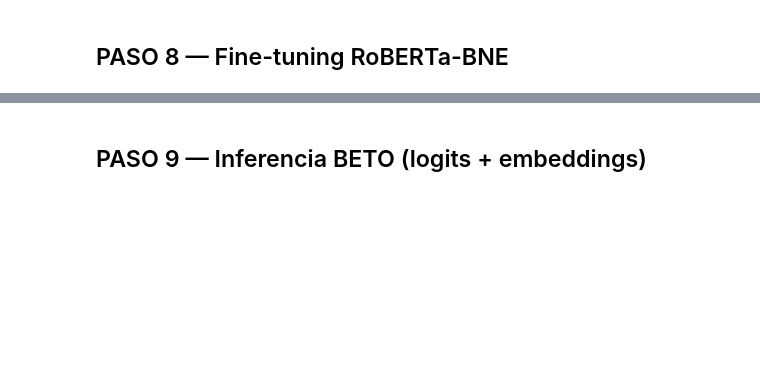
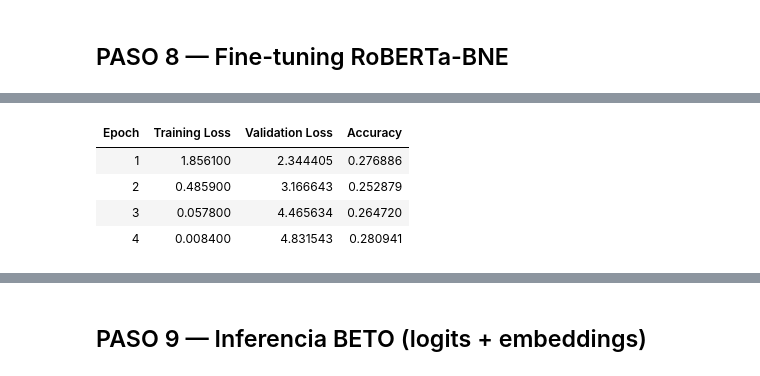
Before and after one commit to jdgutierrezr/ISIS2611-Competencia, a Jupyter notebook: notebooks/p3-v81-finetune-ensemble.ipynb, the cells around one changed output, grey strips where cells are left out. Drawn from its saved outputs; the diff is of its cells as text; code cells hidden in the pictures; blank space fills up the shorter version.

```diff
--- a/notebooks/p3-v81-finetune-ensemble.ipynb
+++ b/notebooks/p3-v81-finetune-ensemble.ipynb
@@ -73,7 +73,7 @@ BETO_FT_EPOCHS = 4
 BETO_FT_CKPT = str(ROOT / "ckpt-beto-best")
 
 # RoBERTa-BNE
-ROBERTA_BNE_NAME = "PlanTL-GOB-ES/roberta-base-bne"
+ROBERTA_BNE_NAME = "illuin/roberta-large-bne"
 ROBERTA_MAX_LENGTH = 512
 ROBERTA_EVAL_STRIDE = 128
 ROBERTA_BATCH_SIZE = 16
@@ -819,14 +792,29 @@ Checkpoint guardado: C:\Users\jd.gutierrezr123\Downloads\ISIS2611-Competencia\no
 # %% [markdown]
 ## PASO 8 — Fine-tuning RoBERTa-BNE
 # %%
+# === PASO 8 — Fine-tuning RoBERTa-BNE ===
+print(ROBERTA_BNE_NAME)
 
-# === PASO 8 — Fine-tuning RoBERTa-BNE ===
+from transformers import (
+    RobertaTokenizerFast,
+    AutoModelForSequenceClassification,
+    TrainingArguments,
+    Trainer,
+    DataCollatorWithPadding,
+)
 
 if Path(ROBERTA_BNE_CKPT).exists():
     print(f"Checkpoint ya existe: {ROBERTA_BNE_CKPT}. Saltando fine-tuning.")
+
 else:
     print("Iniciando fine-tuning de RoBERTa-BNE...")
-    roberta_tok_ft = AutoTokenizer.from_pretrained(ROBERTA_BNE_NAME, use_fast=True)
+
+    # Tokenizer
+    roberta_tok_ft = RobertaTokenizerFast.from_pretrained(
+        ROBERTA_BNE_NAME
+    )
+
+    # Modelo
     roberta_for_train = AutoModelForSequenceClassification.from_pretrained(
         ROBERTA_BNE_NAME,
         num_labels=num_labels,
@@ -834,6 +822,7 @@ else:
         label2id=label2id,
     )
 
+    # Tokenización
     def tok_roberta(batch):
         return roberta_tok_ft(
             batch["text"],
@@ -842,13 +831,30 @@ else:
             padding=False,
         )
 
+    # Datasets HF
     hf_tr = HFDataset.from_pandas(
-        train_df[["text_base", "label"]].rename(columns={"text_base": "text", "label": "labels"}))
+        train_df[["text_base", "label"]]
+        .rename(columns={"text_base": "text", "label": "labels"})
+    )
+
     hf_va = HFDataset.from_pandas(
-        val_df[["text_base", "label"]].rename(columns={"text_base": "text", "label": "labels"}))
-    hf_tr = hf_tr.map(tok_roberta, batched=True, remove_columns=["text"])
-    hf_va = hf_va.map(tok_roberta, batched=True, remove_columns=["text"])
+        val_df[["text_base", "label"]]
+        .rename(columns={"text_base": "text", "label": "labels"})
+    )
 
+    hf_tr = hf_tr.map(
+        tok_roberta,
+        batched=True,
+        remove_columns=["text"]
+    )
+
+    hf_va = hf_va.map(
+        tok_roberta,
+        batched=True,
+        remove_columns=["text"]
+    )
+
+    # Argumentos de entrenamiento
     roberta_tr_args = TrainingArguments(
         output_dir=str(ROOT / "ckpt-roberta-bne"),
         num_train_epochs=ROBERTA_EPOCHS,
@@ -865,22 +871,40 @@ else:
         report_to="none",
     )
 
+    # Trainer
     roberta_tr = Trainer(
         model=roberta_for_train,
         args=roberta_tr_args,
         train_dataset=hf_tr,
         eval_dataset=hf_va,
-        # tokenizer=roberta_tok_ft,
-        data_collator=DataCollatorWithPadding(tokenizer=roberta_tok_ft),
+        data_collator=DataCollatorWithPadding(
+            tokenizer=roberta_tok_ft
+        ),
         compute_metrics=lambda p: {
-            "accuracy": accuracy_score(p.label_ids, p.predictions.argmax(-1))
+            "accuracy": accuracy_score(
+                p.label_ids,
+                p.predictions.argmax(-1)
+            )
         },
     )
 
+    # Entrenamiento
     roberta_tr.train()
+
+    # Guardar modelo
     roberta_tr.save_model(ROBERTA_BNE_CKPT)
+
     print(f"Checkpoint guardado: {ROBERTA_BNE_CKPT}")
 
-    del roberta_for_train, roberta_tr, hf_tr, hf_va, roberta_tok_ft
-    gc.collect(); torch.cuda.empty_cache()
+    # Limpieza memoria
+    del (
+        roberta_for_train,
+        roberta_tr,
+        hf_tr,
+        hf_va,
+        roberta_tok_ft,
+    )
+
+    gc.collect()
+    torch.cuda.empty_cache()
 # %% [output]
@@ -891,0 +916,5 @@ ValueError: Couldn't instantiate the backend tokenizer from one of:
+| Epoch | Training Loss | Validation Loss | Accuracy |
+| 1 | 1.856100 | 2.344405 | 0.276886 |
+| 2 | 0.485900 | 3.166643 | 0.252879 |
+| 3 | 0.057800 | 4.465634 | 0.264720 |
+| 4 | 0.008400 | 4.831543 | 0.280941 |
```
Also changed, not shown: parts of 6 cells of this notebook.
